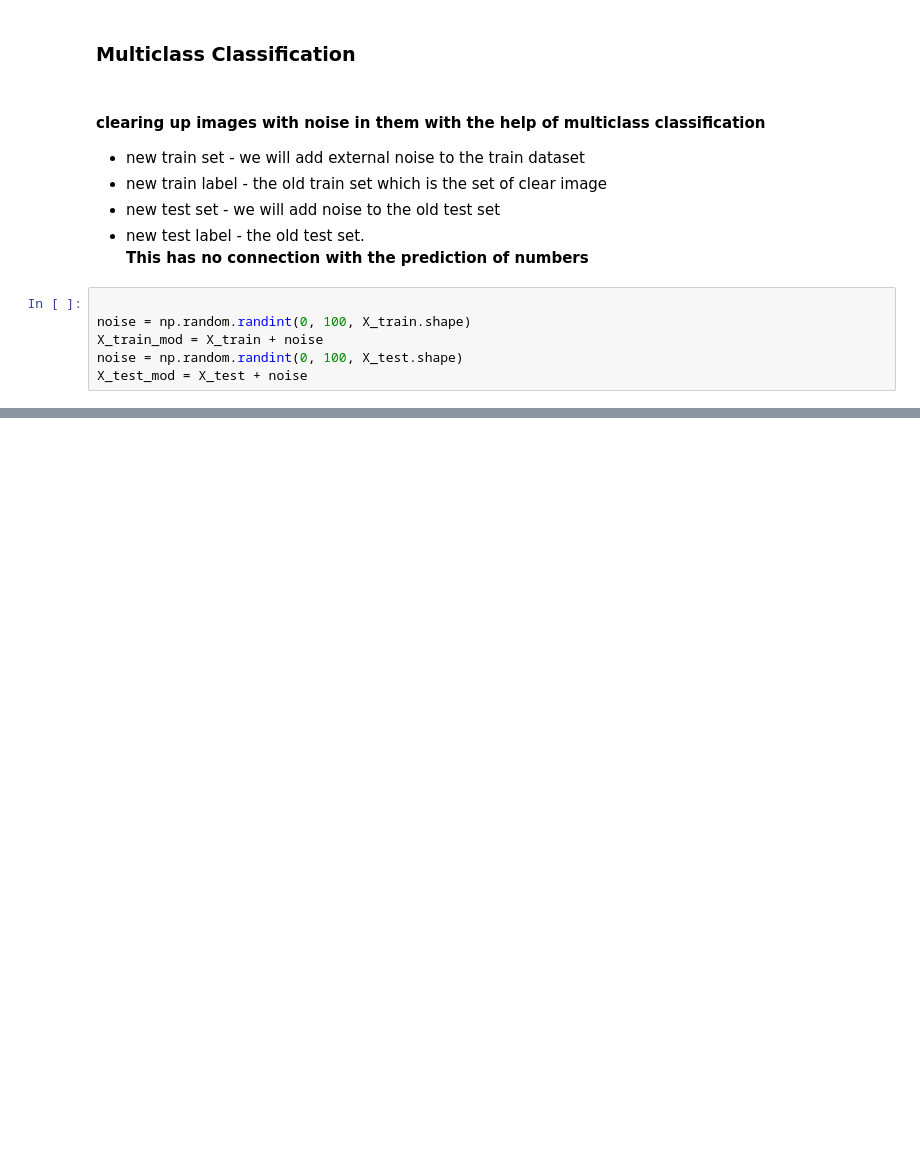
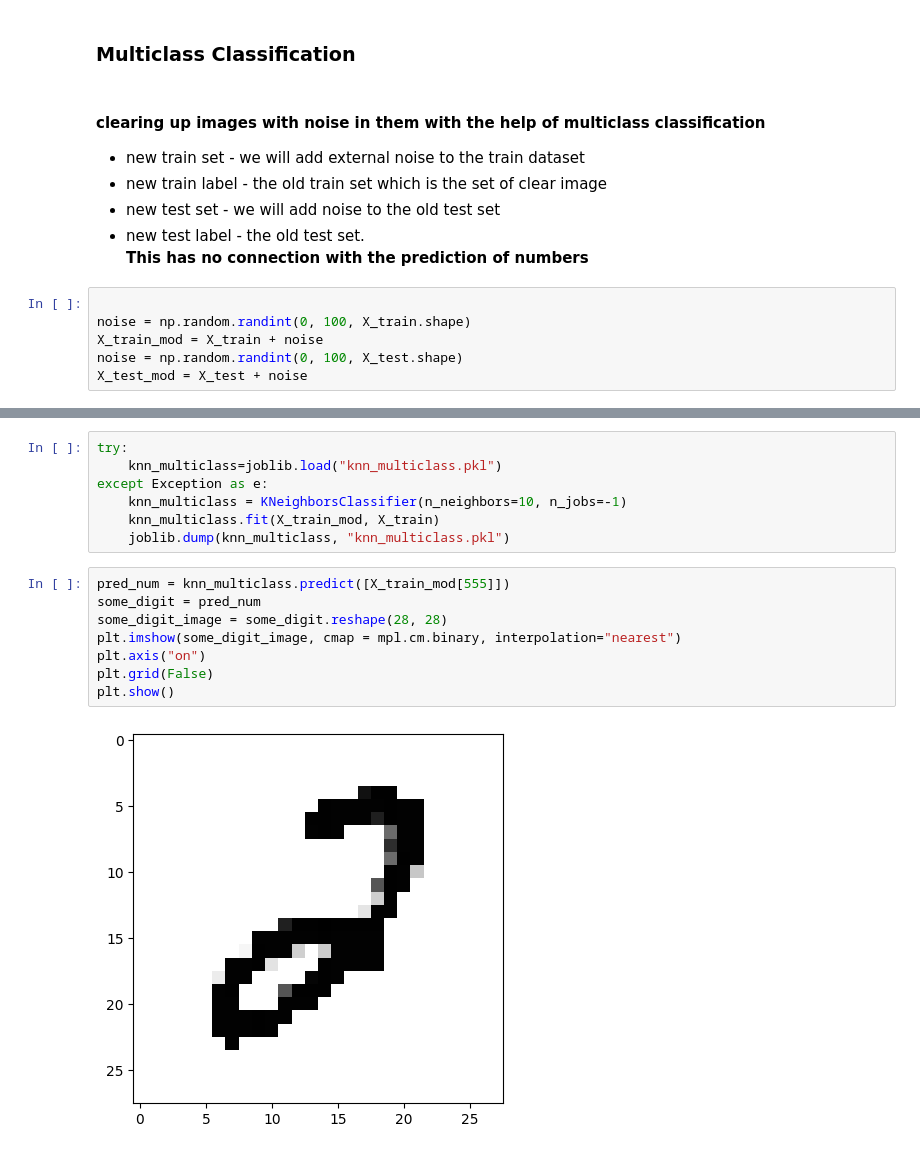
Before and after one commit to Ashmit-1/classificationDigits, a Jupyter notebook: classification.ipynb, the cells around one changed output, grey strips where cells are left out. Drawn from its saved outputs; the diff is of its cells as text; blank space fills up the shorter version.

```diff
--- a/classification.ipynb
+++ b/classification.ipynb
@@ -597,0 +598,17 @@ print(y_train[333])
+# %%
+try:
+    knn_multiclass=joblib.load("knn_multiclass.pkl")
+except Exception as e:
+    knn_multiclass = KNeighborsClassifier(n_neighbors=10, n_jobs=-1)
+    knn_multiclass.fit(X_train_mod, X_train)
+    joblib.dump(knn_multiclass, "knn_multiclass.pkl")
+# %%
+pred_num = knn_multiclass.predict([X_train_mod[555]])
+some_digit = pred_num
+some_digit_image = some_digit.reshape(28, 28)
+plt.imshow(some_digit_image, cmap = mpl.cm.binary, interpolation="nearest")
+plt.axis("on")
+plt.grid(False)
+plt.show()
+# %% [output]
+[figure, added]
```
Also changed, not shown: parts of 2 cells of this notebook.
